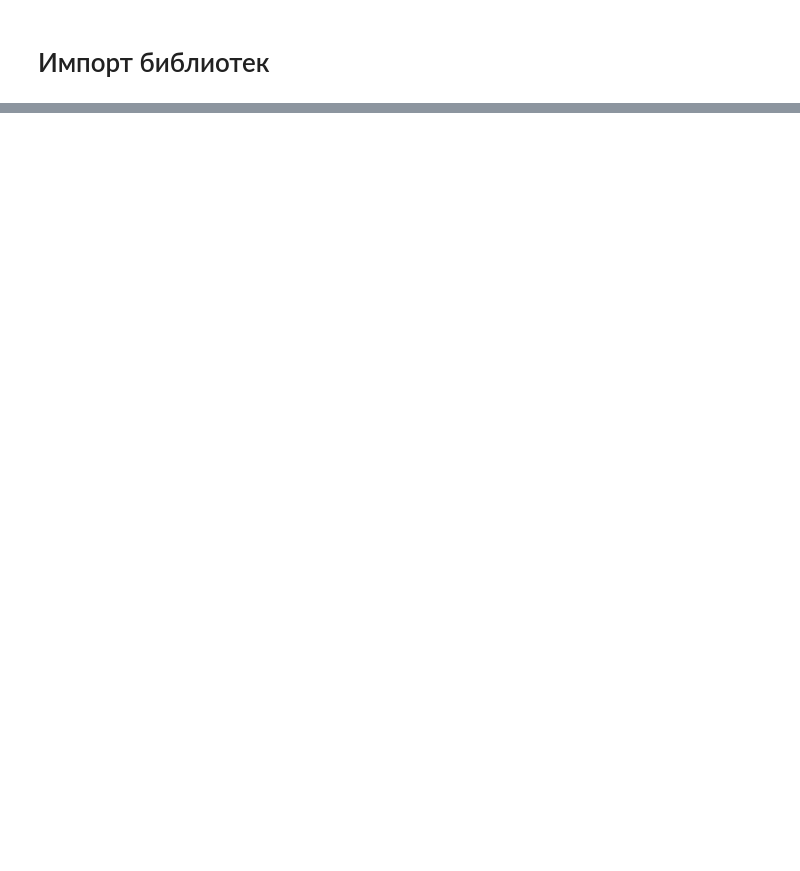
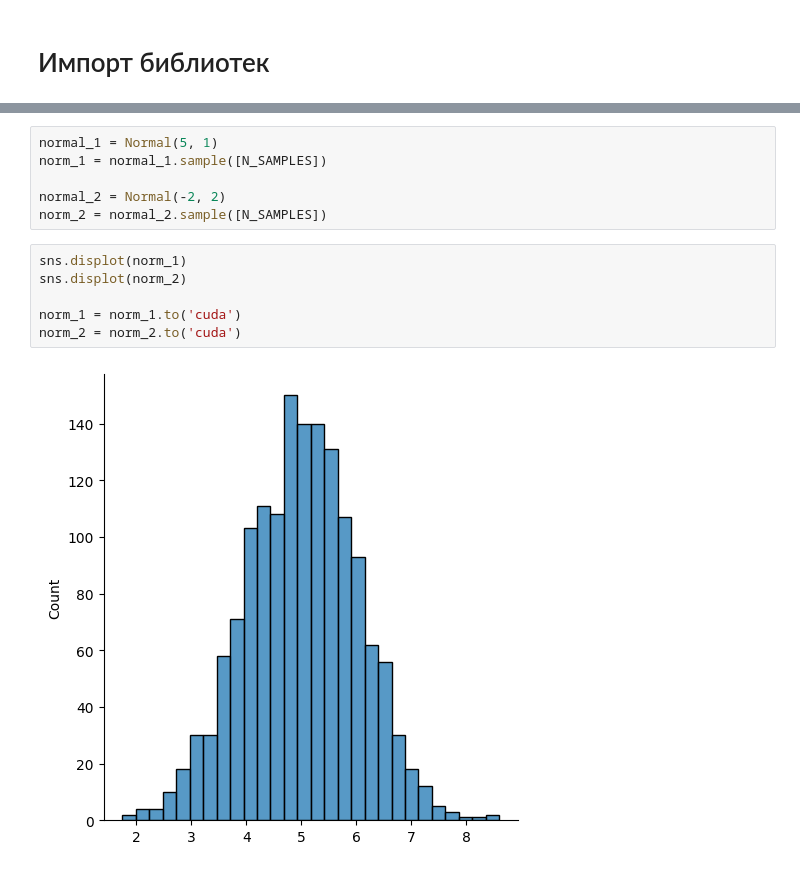
Before and after one commit to gregkseno/masters-thesis, a Jupyter notebook: code/main.ipynb, the cells around one changed output, grey strips where cells are left out. Cells and saved outputs as stored; diff of their text form; blank space fills up the shorter version.

```diff
--- a/code/main.ipynb
+++ b/code/main.ipynb
@@ -79,0 +60,14 @@ plt.show()
+# %%
+normal_1 = Normal(5, 1)
+norm_1 = normal_1.sample([N_SAMPLES])
+
+normal_2 = Normal(-2, 2)
+norm_2 = normal_2.sample([N_SAMPLES])
+# %%
+sns.displot(norm_1)
+sns.displot(norm_2)
+
+norm_1 = norm_1.to('cuda')
+norm_2 = norm_2.to('cuda')
+# %% [output]
+[figure, added]
```
Also changed, not shown: parts of 45 cells of this notebook.
